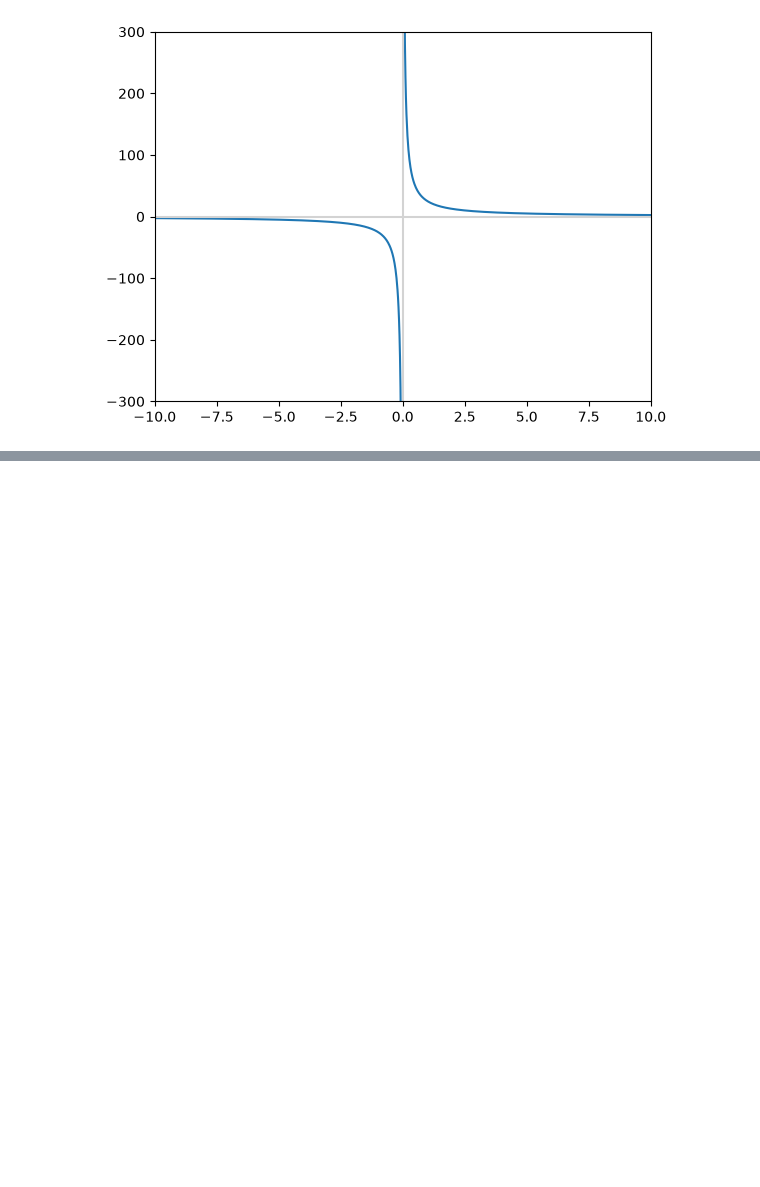
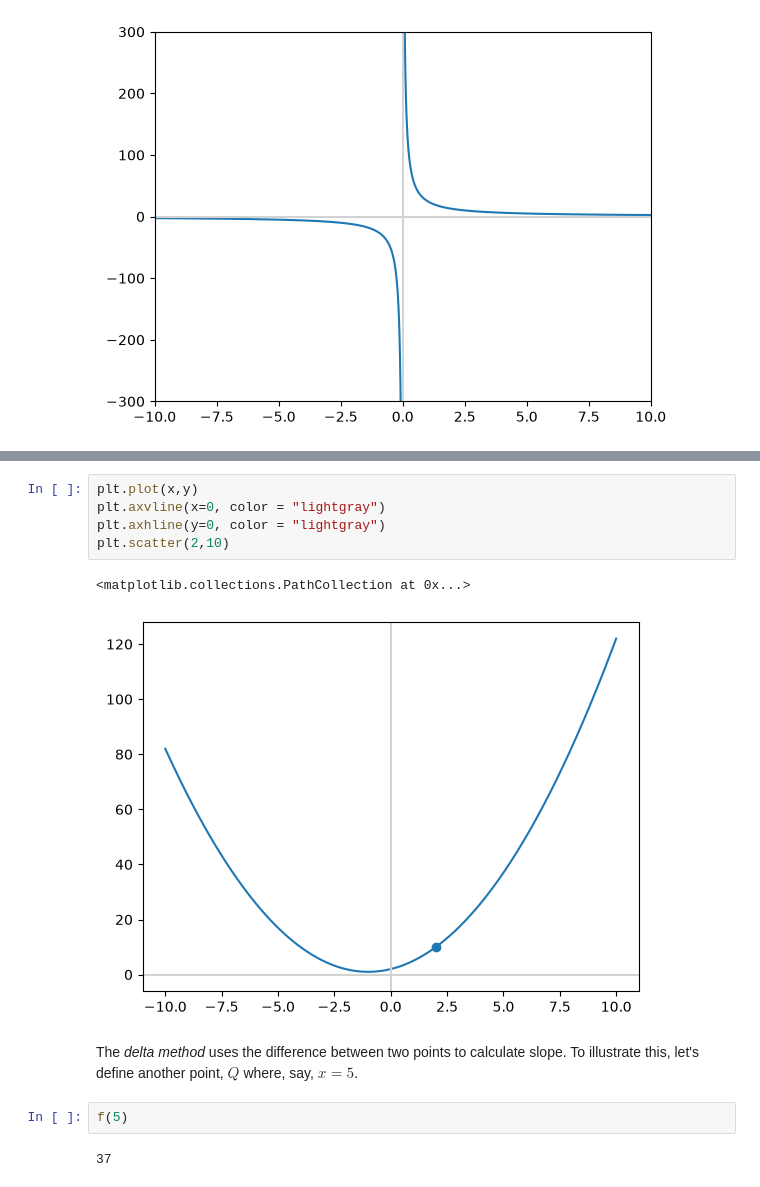
Before and after one commit to Diwas-Regmi/maths_for_machine_learning, a Jupyter notebook: 03_calculus-i.ipynb, the cells around one changed output, grey strips where cells are left out. Drawn from its saved outputs; the diff is of its cells as text; blank space fills up the shorter version.

```diff
--- a/03_limits.ipynb
+++ b/03_calculus-i.ipynb
@@ -267,0 +293,14 @@ FYI: While not necessary for ML nor for this *ML Foundations* curriculum, the `S
+# %%
+plt.plot(x,y)
+plt.axvline(x=0, color = "lightgray")
+plt.axhline(y=0, color = "lightgray")
+plt.scatter(2,10)
+# %% [output]
+<matplotlib.collections.PathCollection at 0x...>
+[figure, added]
+# %% [markdown]
+The *delta method* uses the difference between two points to calculate slope. To illustrate this, let's define another point, $Q$ where, say, $x = 5$.
+# %%
+f(5)
+# %% [output]
+37
```
Also changed, not shown: parts of 56 cells of this notebook.
